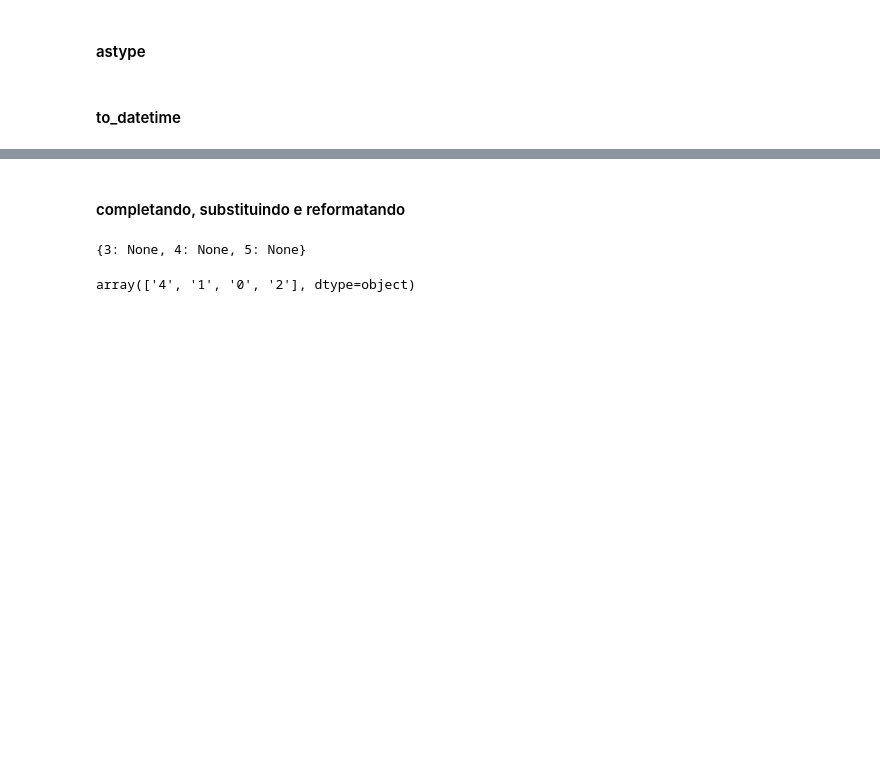
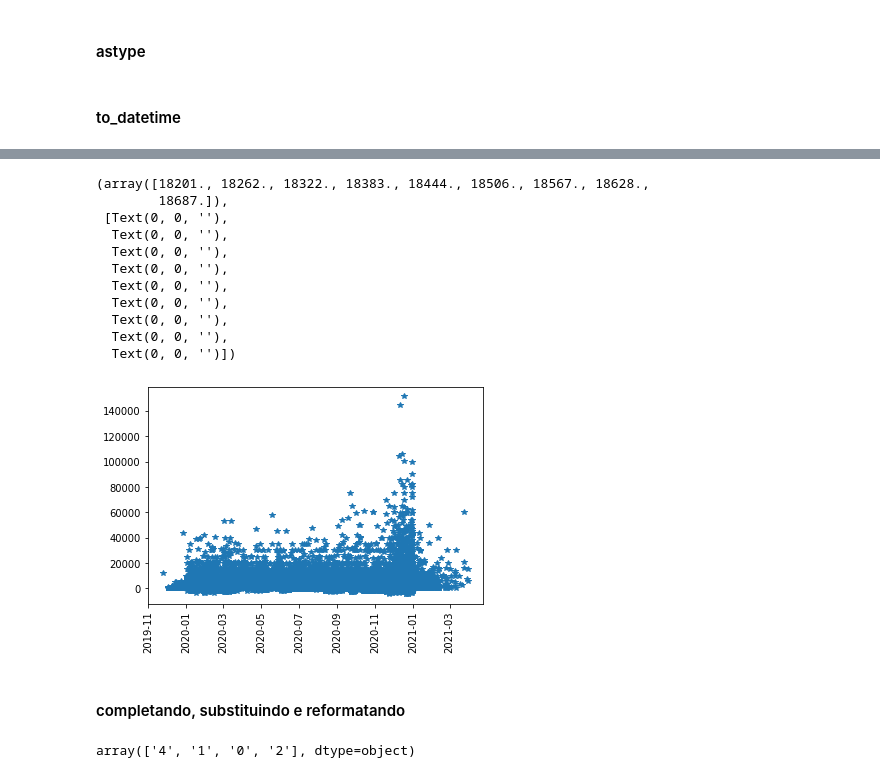
Before and after one commit to escola-de-dados/python-inovacao-civica, a Jupyter notebook: modulo_2/modulo-2.ipynb, the cells around one changed output, grey strips where cells are left out. Drawn from its saved outputs; the diff is of its cells as text; code cells hidden in the pictures; blank space fills up the shorter version.

```diff
--- a/modulo_2/modulo-2.ipynb
+++ b/modulo_2/modulo-2.ipynb
@@ -230,3 +298,23 @@ df_reimbursements_2020.set_index("datEmissao").sort_index()["2020-01-01":"2020-0
+# %%
+df_tmp = df_reimbursements_2020.sort_values("datEmissao",  ascending=True)
+# %%
+import matplotlib.pyplot as plt
+
+plt.plot(df_tmp["datEmissao"], df_tmp["vlrLiquido"], '*')
+plt.xticks(rotation='vertical')
+# %% [output]
+(array([18201., 18262., 18322., 18383., 18444., 18506., 18567., 18628.,
+        18687.]),
+ [Text(0, 0, ''),
+  Text(0, 0, ''),
+  Text(0, 0, ''),
+  Text(0, 0, ''),
+  Text(0, 0, ''),
+  Text(0, 0, ''),
+  Text(0, 0, ''),
+  Text(0, 0, ''),
+  Text(0, 0, '')])
+[figure, added]
 # %% [markdown]
 #### completando, substituindo e reformatando
 # %%
@@ -245,12 +322,3 @@ df_reimbursements_2020.replace({"4": None}, inplace=True)ements_2020.sgPartido.i
-# %%
-# Este dado representa o tipo de documento do fiscal –
-# 0 (Zero), para Nota Fiscal; 1 (um), para Recibo; e 2, para Despesa no Exterior.
-types = ('nota_fiscal', 'recibo', 'despesa_exterior')
-converters = {number: None for number in range(3, 6)}
-
-converters
-# %% [output]
-{3: None, 4: None, 5: None}
 # %%
 df_reimbursements_2020.indTipoDocumento.unique()
 # %% [output]
```
Also changed, not shown: parts of 24 cells of this notebook, 1 other file.
